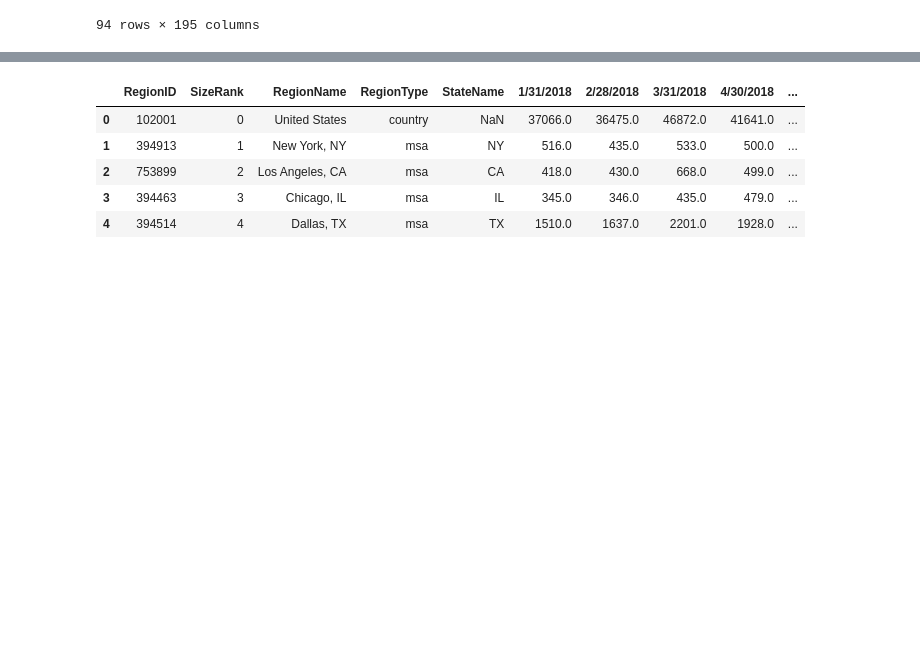
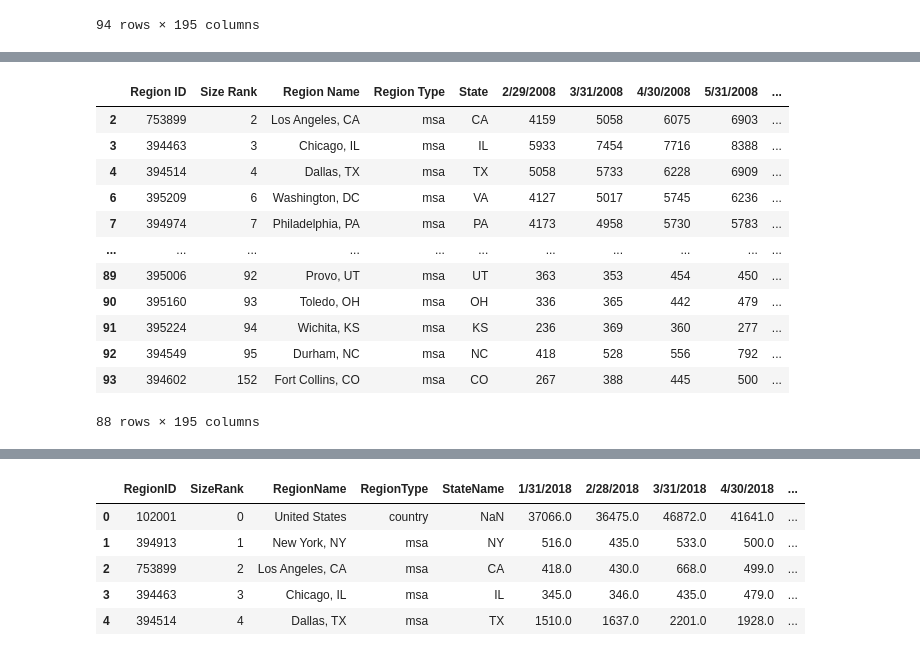
Before and after one commit to McKala1/Project-1, a Jupyter notebook: OSU_AI_Project_1_Nick.ipynb, the cells around one changed output, grey strips where cells are left out. Saved outputs shown, nothing was run; the diff lists cells and outputs as text; code cells hidden in the pictures; blank space fills up the shorter version.

```diff
--- a/OSU_AI_Project_1_Nick.ipynb
+++ b/OSU_AI_Project_1_Nick.ipynb
@@ -119,0 +131,17 @@ plt.plot(metro_sales_count_renamed,
+# %%
+metro_sales_count_renamed.dropna()
+#metro_sales_count_renamed.isnull().sum()
+# %% [output]
+|  | Region ID | Size Rank | Region Name | Region Type | State | 2/29/2008 | 3/31/2008 | 4/30/2008 | 5/31/2008 | ... |
+| 2 | 753899 | 2 | Los Angeles, CA | msa | CA | 4159 | 5058 | 6075 | 6903 | ... |
+| 3 | 394463 | 3 | Chicago, IL | msa | IL | 5933 | 7454 | 7716 | 8388 | ... |
+| 4 | 394514 | 4 | Dallas, TX | msa | TX | 5058 | 5733 | 6228 | 6909 | ... |
+| 6 | 395209 | 6 | Washington, DC | msa | VA | 4127 | 5017 | 5745 | 6236 | ... |
+| 7 | 394974 | 7 | Philadelphia, PA | msa | PA | 4173 | 4958 | 5730 | 5783 | ... |
+| ... | ... | ... | ... | ... | ... | ... | ... | ... | ... | ... |
+| 89 | 395006 | 92 | Provo, UT | msa | UT | 363 | 353 | 454 | 450 | ... |
+| 90 | 395160 | 93 | Toledo, OH | msa | OH | 336 | 365 | 442 | 479 | ... |
+| 91 | 395224 | 94 | Wichita, KS | msa | KS | 236 | 369 | 360 | 277 | ... |
+| 92 | 394549 | 95 | Durham, NC | msa | NC | 418 | 528 | 556 | 792 | ... |
+| 93 | 394602 | 152 | Fort Collins, CO | msa | CO | 267 | 388 | 445 | 500 | ... |
+88 rows × 195 columns
```
Also changed, not shown: parts of 15 cells of this notebook.
